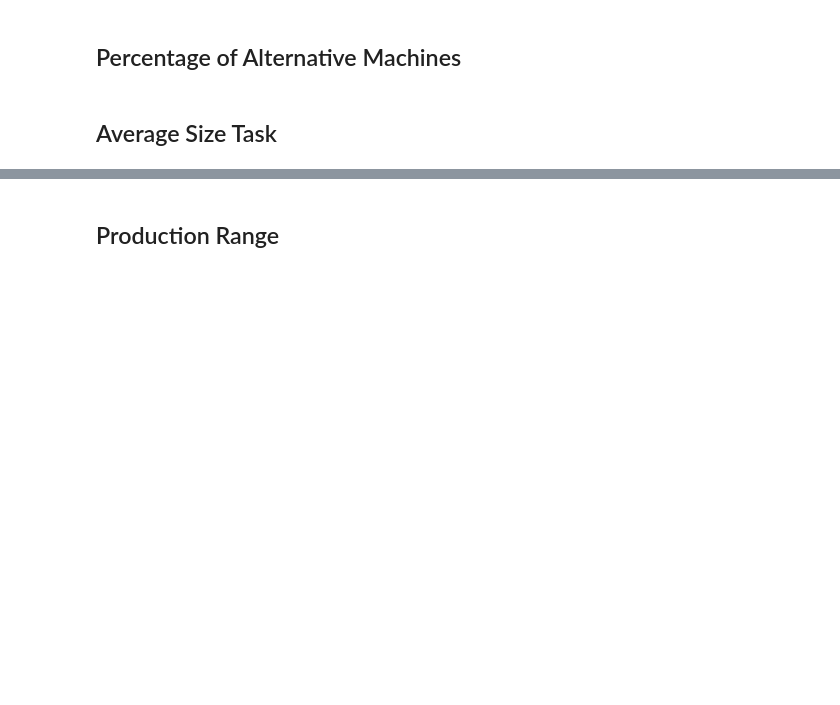
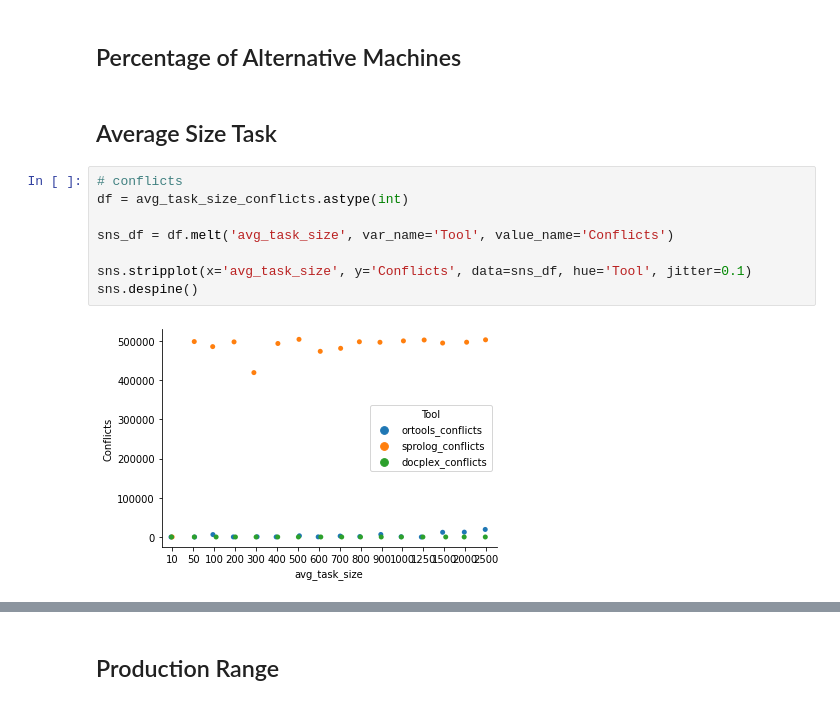
Before and after one commit to LeKinaSa/plr-job-shop, a Jupyter notebook: FinalResultsAnalysis.ipynb, the cells around one changed output, grey strips where cells are left out. Saved outputs shown, nothing was run; the diff lists cells and outputs as text; blank space fills up the shorter version.

Commit message:
Average Size Task graphs done (5 out of 9)

```diff
--- a/FinalResultsAnalysis.ipynb
+++ b/FinalResultsAnalysis.ipynb
@@ -134,3 +134,13 @@ time_out_branches
 ## Percentage of Alternative Machines
 # %% [markdown]
 ## Average Size Task
+# %%
+# conflicts
+df = avg_task_size_conflicts.astype(int)
+
+sns_df = df.melt('avg_task_size', var_name='Tool', value_name='Conflicts')
+
+sns.stripplot(x='avg_task_size', y='Conflicts', data=sns_df, hue='Tool', jitter=0.1)
+sns.despine()
+# %% [output]
+[figure, added]
```
Also changed, not shown: parts of 4 cells of this notebook.
